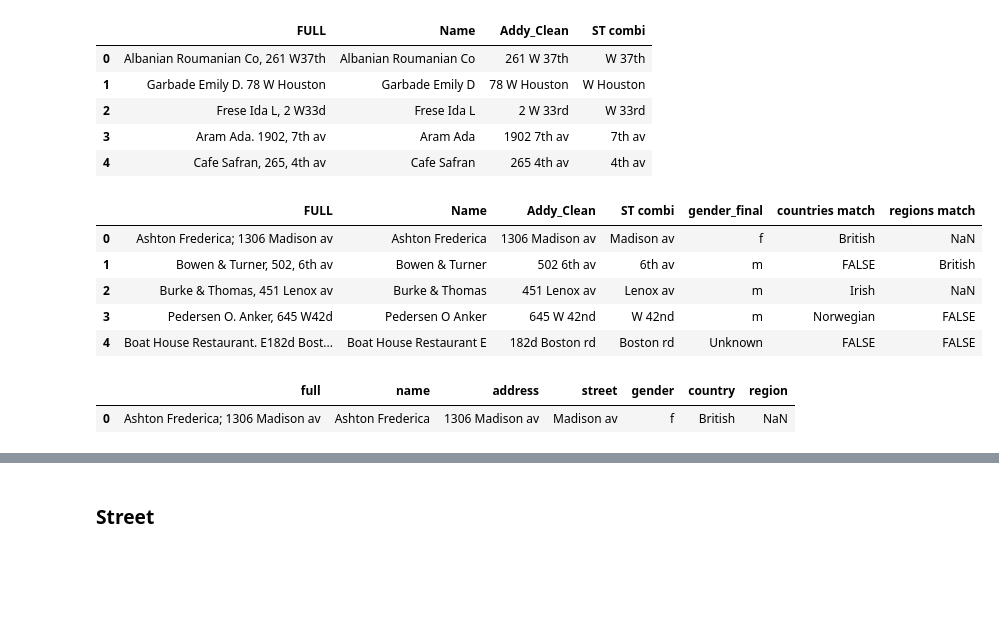
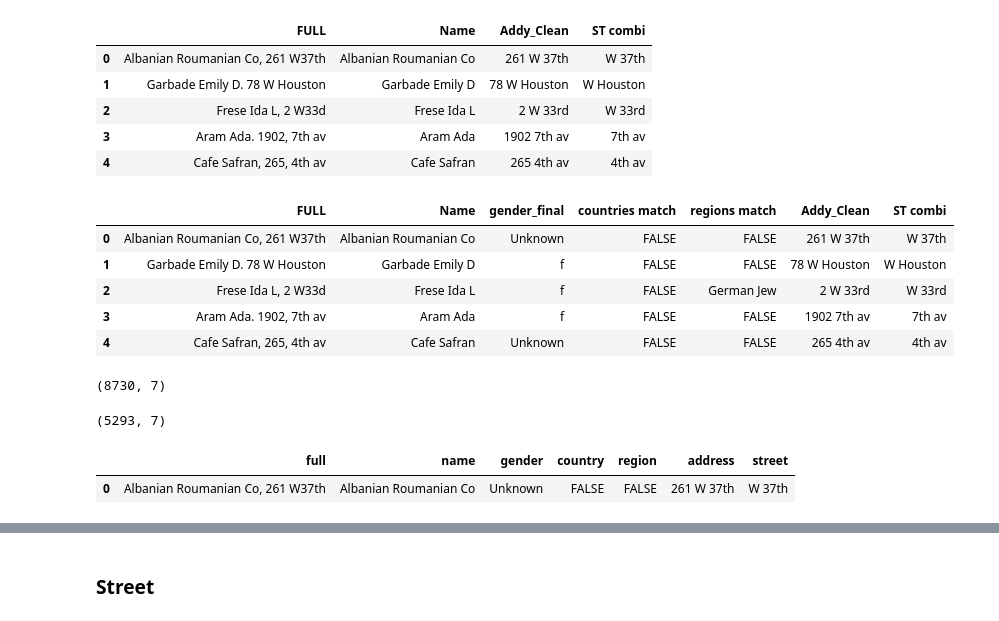
Before and after one commit to CinnyLin/NYCRestaurantData, a Jupyter notebook: address_cleaning/address1913.ipynb, the cells around one changed output, grey strips where cells are left out. Cells and saved outputs as stored; diff of their text form; code cells hidden in the pictures; blank space fills up the shorter version.

```diff
--- a/address_cleaning/1913.ipynb
+++ b/address_cleaning/address1913.ipynb
@@ -99,22 +99,37 @@ df2.head()
 | 2 | Frese Ida L, 2 W33d | Frese Ida L | 2 W 33rd | W 33rd |
 | 3 | Aram Ada. 1902, 7th av | Aram Ada | 1902 7th av | 7th av |
 | 4 | Cafe Safran, 265, 4th av | Cafe Safran | 265 4th av | 4th av |
+# %%
+df1['FULL'] = df1['FULL'].str.strip()
+df1['Name'] = df1['Name'].str.strip()
+
+df2['FULL'] = df2['FULL'].str.strip()
+df2['Name'] = df2['Name'].str.strip()
 # %%
-df = df2.merge(df1, on=['FULL', 'Name'])
+df = pd.merge(df1, df2, on=['FULL', 'Name'])
 df.head()
 # %% [output]
-|  | FULL | Name | Addy_Clean | ST combi | gender_final | countries match | regions match |
-| 0 | Ashton Frederica; 1306 Madison av | Ashton Frederica | 1306 Madison av | Madison av | f | British | NaN |
-| 1 | Bowen & Turner, 502, 6th av | Bowen & Turner | 502 6th av | 6th av | m | FALSE | British |
-| 2 | Burke & Thomas, 451 Lenox av | Burke & Thomas | 451 Lenox av | Lenox av | m | Irish | NaN |
-| 3 | Pedersen O. Anker, 645 W42d | Pedersen O Anker | 645 W 42nd | W 42nd | m | Norwegian | FALSE |
-| 4 | Boat House Restaurant. E182d Bost... | Boat House Restaurant E | 182d Boston rd | Boston rd | Unknown | FALSE | FALSE |
+|  | FULL | Name | gender_final | countries match | regions match | Addy_Clean | ST combi |
+| 0 | Albanian Roumanian Co, 261 W37th | Albanian Roumanian Co | Unknown | FALSE | FALSE | 261 W 37th | W 37th |
+| 1 | Garbade Emily D. 78 W Houston | Garbade Emily D | f | FALSE | FALSE | 78 W Houston | W Houston |
+| 2 | Frese Ida L, 2 W33d | Frese Ida L | f | FALSE | German Jew | 2 W 33rd | W 33rd |
+| 3 | Aram Ada. 1902, 7th av | Aram Ada | f | FALSE | FALSE | 1902 7th av | 7th av |
+| 4 | Cafe Safran, 265, 4th av | Cafe Safran | Unknown | FALSE | FALSE | 265 4th av | 4th av |
+# %%
+df.shape
+# %% [output]
+(8730, 7)
+# %%
+df = df.drop_duplicates()
+df.shape
+# %% [output]
+(5293, 7)
 # %%
-df.columns = ['full', 'name', 'address', 'street', 'gender', 'country', 'region']
+df.columns = ['full', 'name', 'gender', 'country', 'region', 'address', 'street']
 df.head(1)
 # %% [output]
-|  | full | name | address | street | gender | country | region |
-| 0 | Ashton Frederica; 1306 Madison av | Ashton Frederica | 1306 Madison av | Madison av | f | British | NaN |
+|  | full | name | gender | country | region | address | street |
+| 0 | Albanian Roumanian Co, 261 W37th | Albanian Roumanian Co | Unknown | FALSE | FALSE | 261 W 37th | W 37th |
 # %%
 df['num'] = df['address'].str.split().str[0]
 df.head(1)
```
Also changed, not shown: parts of 10 cells of this notebook, 5 other files.
